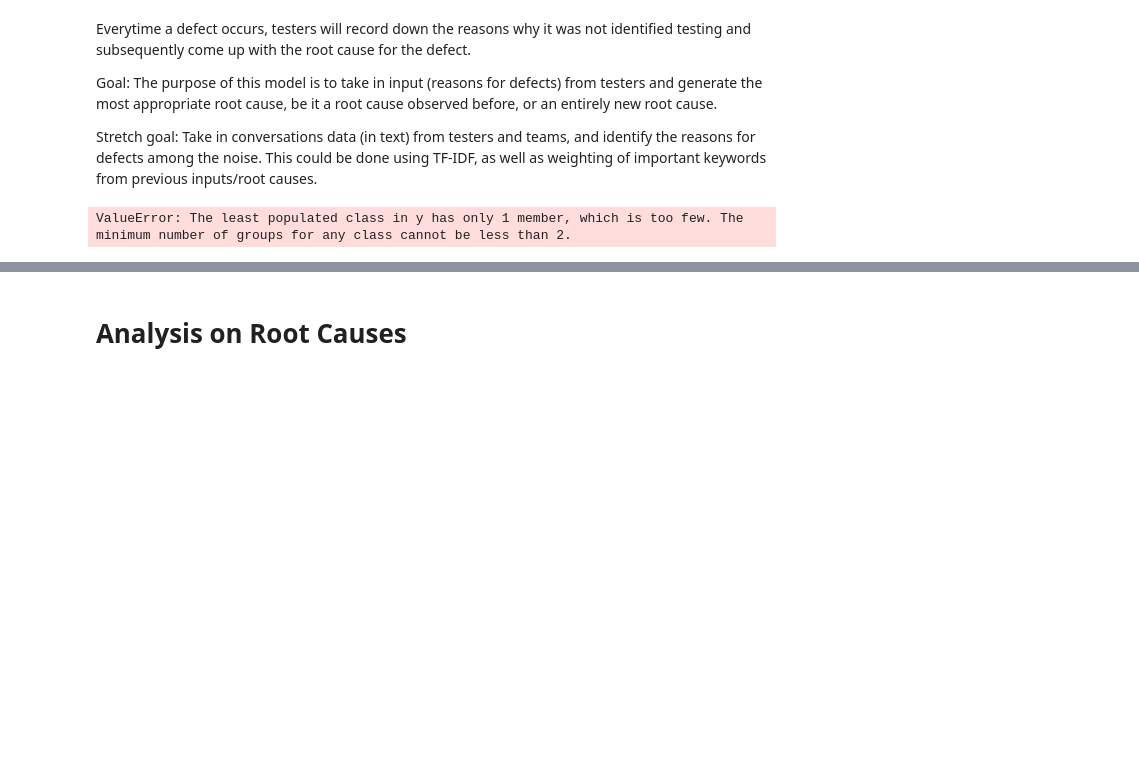
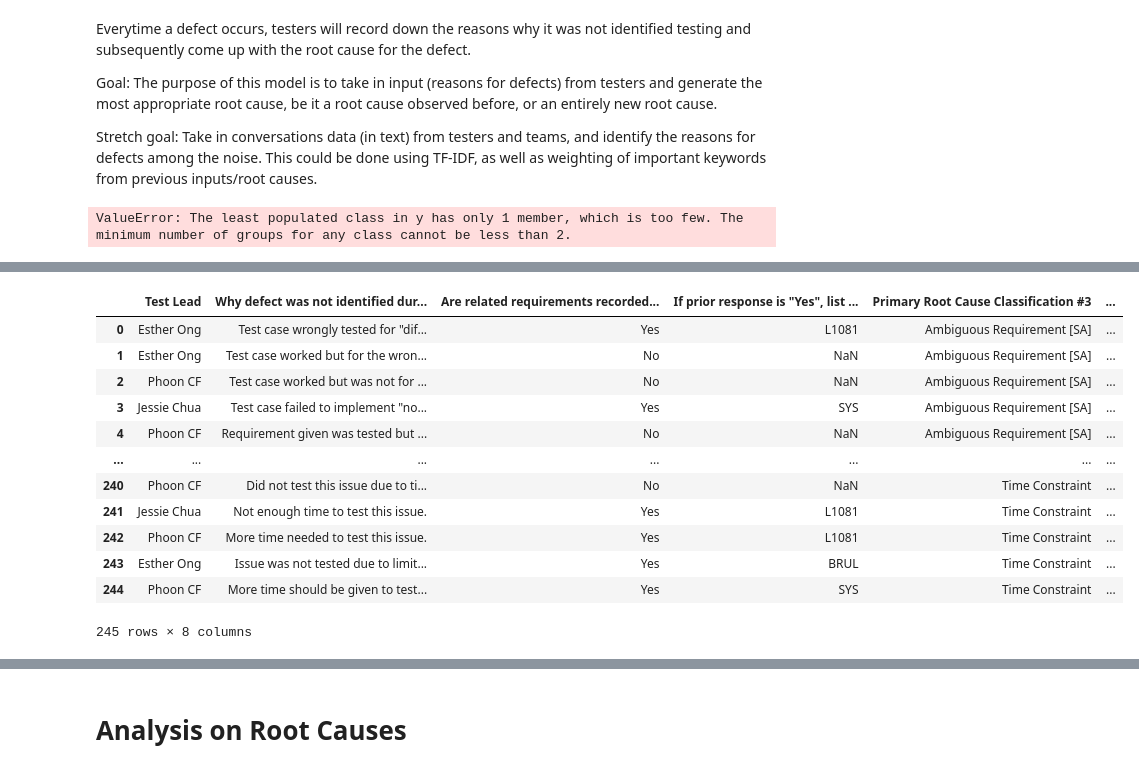
Before and after one commit to malcolmsng/BT4103, a Jupyter notebook: model.ipynb, the cells around one changed output, grey strips where cells are left out. Saved outputs shown, nothing was run; the diff lists cells and outputs as text; code cells hidden in the pictures; blank space fills up the shorter version.

```diff
--- a/model.ipynb
+++ b/model.ipynb
@@ -219,7 +220,8 @@ def processText(sentence):
     lemmatizer = WordNetLemmatizer()
     lemmatized_tokens = [lemmatizer.lemmatize(tup[0], get_pos(tup[1])) for ind, tup in enumerate(pos_tuple)]
 
-    return lemmatized_tokens
+    clean_text = ""
+    for lem_word in lemmatized_tokens:
+        clean_text += str(lem_word) + " "
 
-df['Processed Text'] = df['Why defect was not identifierd during testing?'].apply(lambda x: processText(x))
-df['Processed Text']
+    return clean_text
@@ -315,0 +341,17 @@ print('Mean Accuracy: %.3f (%.3f)' % (np.mean(n_scores), np.std(n_scores)))
+# %%
+pseudo_df['Processed Text'] = pseudo_df['Why defect was not identified during testing?'].apply(lambda x: processText(x))
+pseudo_df
+# %% [output]
+|  | Test Lead | Why defect was not identified dur... | Are related requirements recorded... | If prior response is "Yes", list ... | Primary Root Cause Classification #3 | ... |
+| 0 | Esther Ong | Test case wrongly tested for "dif... | Yes | L1081 | Ambiguous Requirement [SA] | ... |
+| 1 | Esther Ong | Test case worked but for the wron... | No | NaN | Ambiguous Requirement [SA] | ... |
+| 2 | Phoon CF | Test case worked but was not for ... | No | NaN | Ambiguous Requirement [SA] | ... |
+| 3 | Jessie Chua | Test case failed to implement "no... | Yes | SYS | Ambiguous Requirement [SA] | ... |
+| 4 | Phoon CF | Requirement given was tested but ... | No | NaN | Ambiguous Requirement [SA] | ... |
+| ... | ... | ... | ... | ... | ... | ... |
+| 240 | Phoon CF | Did not test this issue due to ti... | No | NaN | Time Constraint | ... |
+| 241 | Jessie Chua | Not enough time to test this issue. | Yes | L1081 | Time Constraint | ... |
+| 242 | Phoon CF | More time needed to test this issue. | Yes | L1081 | Time Constraint | ... |
+| 243 | Esther Ong | Issue was not tested due to limit... | Yes | BRUL | Time Constraint | ... |
+| 244 | Phoon CF | More time should be given to test... | Yes | SYS | Time Constraint | ... |
+245 rows × 8 columns
```
Also changed, not shown: parts of 13 cells of this notebook, 1 other file.
